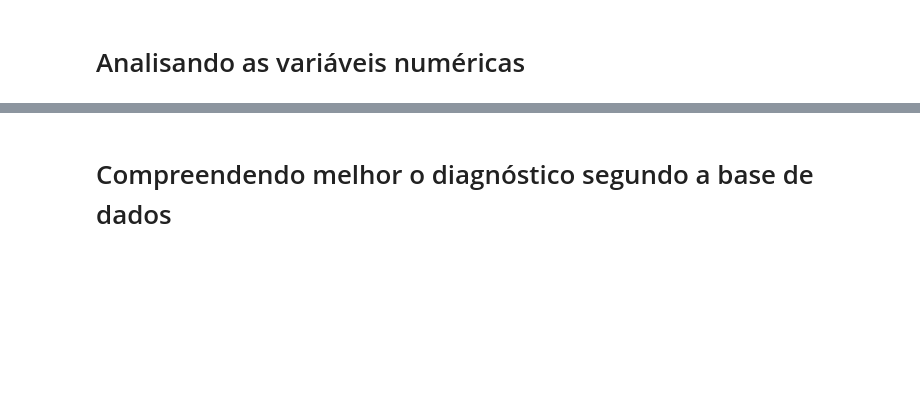
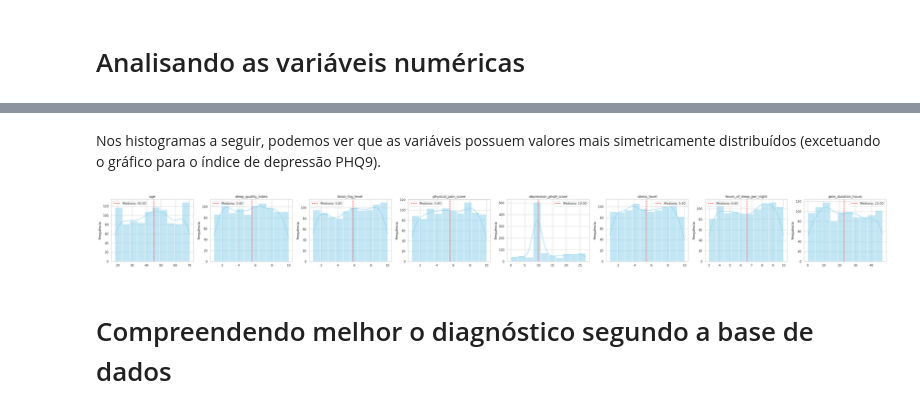
Before and after one commit to jessikamorais/FIAP, a Jupyter notebook: projeto_modulo1.ipynb, the cells around one changed output, grey strips where cells are left out. Saved outputs shown, nothing was run; the diff lists cells and outputs as text; code cells hidden in the pictures; blank space fills up the shorter version.

```diff
--- a/projeto_modulo1.ipynb
+++ b/projeto_modulo1.ipynb
@@ -295,3 +363,33 @@ Desvio padrão: 113.76
+# %% [markdown]
+Nos histogramas a seguir, podemos ver que as variáveis possuem valores mais simetricamente distribuídos (excetuando o gráfico para o índice de depressão PHQ9).
+# %%
+colunas = ["age",
+    "sleep_quality_index",
+    "brain_fog_level",
+    "physical_pain_score",
+    "depression_phq9_score",
+    "stress_level",
+    "hours_of_sleep_per_night",
+    "pem_duration_hours",]
+n = len(colunas)
+
+plt.figure(figsize=(5 * n, 4))
+
+for i, coluna in enumerate(colunas, 1):
+    mediana = data[coluna].median()
+
+    ax = plt.subplot(1, n, i)
+    sns.histplot(data[coluna].dropna(), kde=True, bins=10, ax=ax, color="skyblue")
+    ax.axvline(mediana, color='red', linestyle='--', label=f'Mediana: {mediana:.2f}')
+    ax.set_title(f'{coluna}')
+    ax.set_xlabel('')
+    ax.set_ylabel('Frequência')
+    ax.legend()
+
+plt.tight_layout()
+plt.show()
+# %% [output]
+[figure, added]
 # %% [markdown]
 # Compreendendo melhor o diagnóstico segundo a base de dados
 # %%
```
Also changed, not shown: parts of 6 cells of this notebook.
